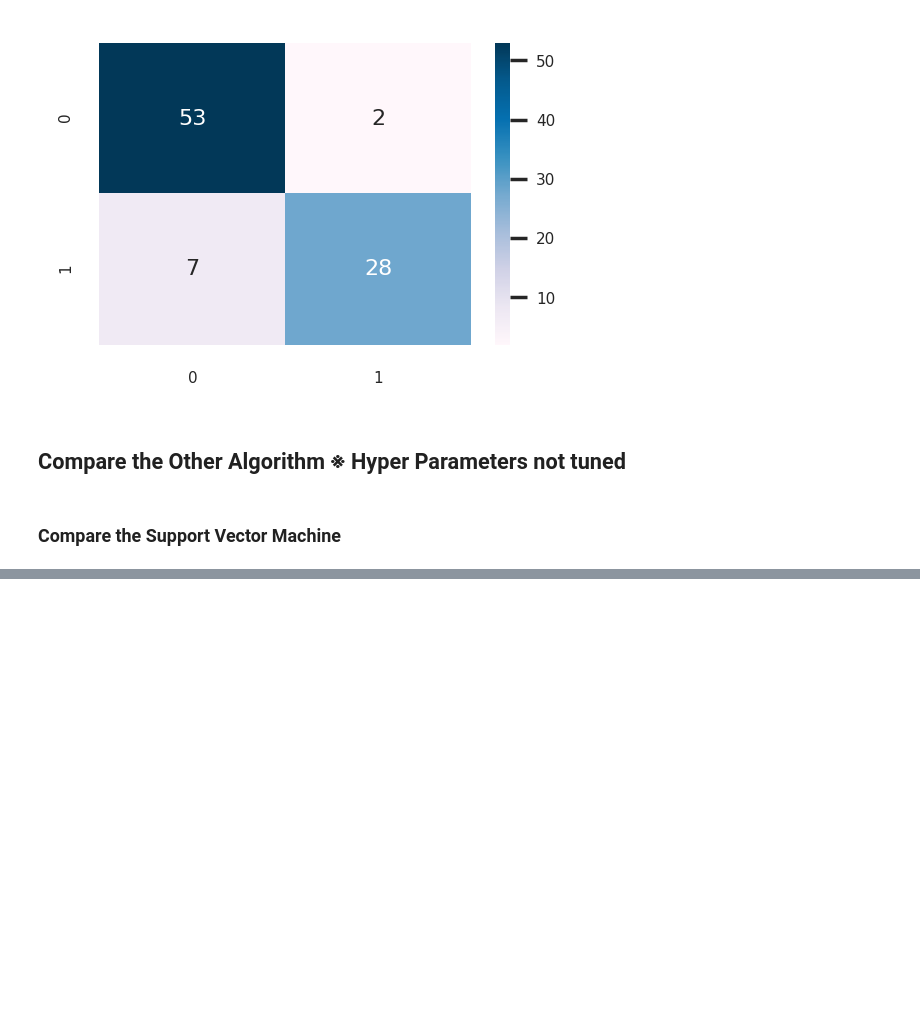
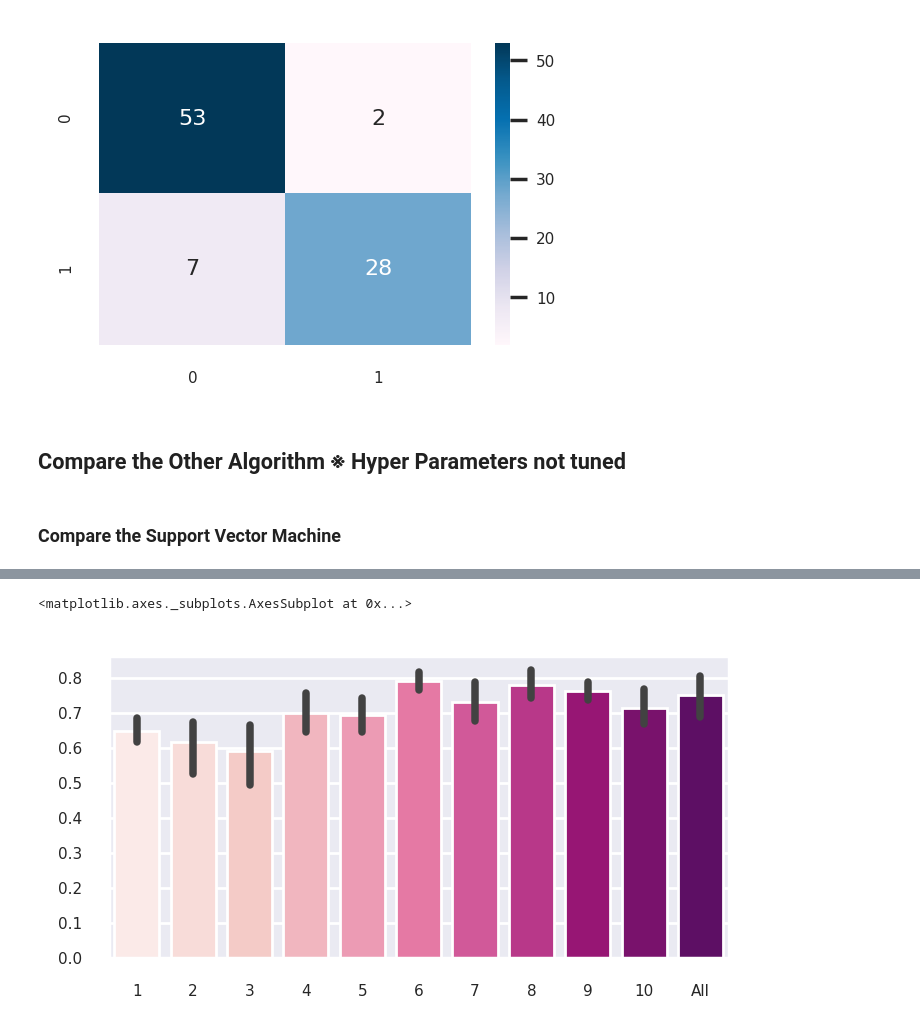
Before and after one commit to sasayabaku/Machine-Learning-notebook-memo, a Jupyter notebook: Decision_Tree/Titanic_LightGBM.ipynb, the cells around one changed output, grey strips where cells are left out. Cells and saved outputs as stored; diff of their text form; code cells hidden in the pictures; blank space fills up the shorter version.

```diff
--- a/Decision_Tree/Titanic_LightGBM.ipynb
+++ b/Decision_Tree/Titanic_LightGBM.ipynb
@@ -333,0 +352,10 @@ plt.xticks(rotation=30)
+# %%
+results = pd.DataFrame()
+for n in range(len(importances)):
+    input_data = train_data[importances['features'][0:n+1]]
+    linear_svm_model = LinearSVC()
+    lin_svc_pipe = Pipeline([('lin_svc_model', linear_svm_model)])
+    scores = cross_val_score(lin_svc_pipe, input_data, train_labels,
+                            cv=5, scoring='accuracy')
+    results = results.append(pd.DataFrame([scores]))
+results = results.reset_index(drop=True)
@@ -333,0 +365,9 @@ plt.xticks(rotation=30)
+# %%
+input_data = train_data
+linear_svm_model = LinearSVC()
+lin_svm_model = LinearSVC()
+lin_svc_pipe = Pipeline([('lin_svc_model', linear_svm_model)])
+scores = cross_val_score(lin_svc_pipe, input_data, train_labels,
+                        cv=5, scoring='accuracy')
+results = results.append(pd.DataFrame([scores]))
+results = results.reset_index(drop=True)
@@ -333,0 +377,10 @@ plt.xticks(rotation=30)
+# %%
+label_comp = ['1', '2', '3', '4', '5', '6', '7', '8', '9', '10', 'All']
+treatment_results = results.T
+treatment_results.columns = label_comp
+# %%
+fig = plt.figure(figsize=(4,2), dpi=200)
+sns.barplot(data=treatment_results, palette='RdPu')
+# %% [output]
+<matplotlib.axes._subplots.AxesSubplot at 0x...>
+[figure, added]
```
Also changed, not shown: parts of 7 cells of this notebook, 1 other file.
